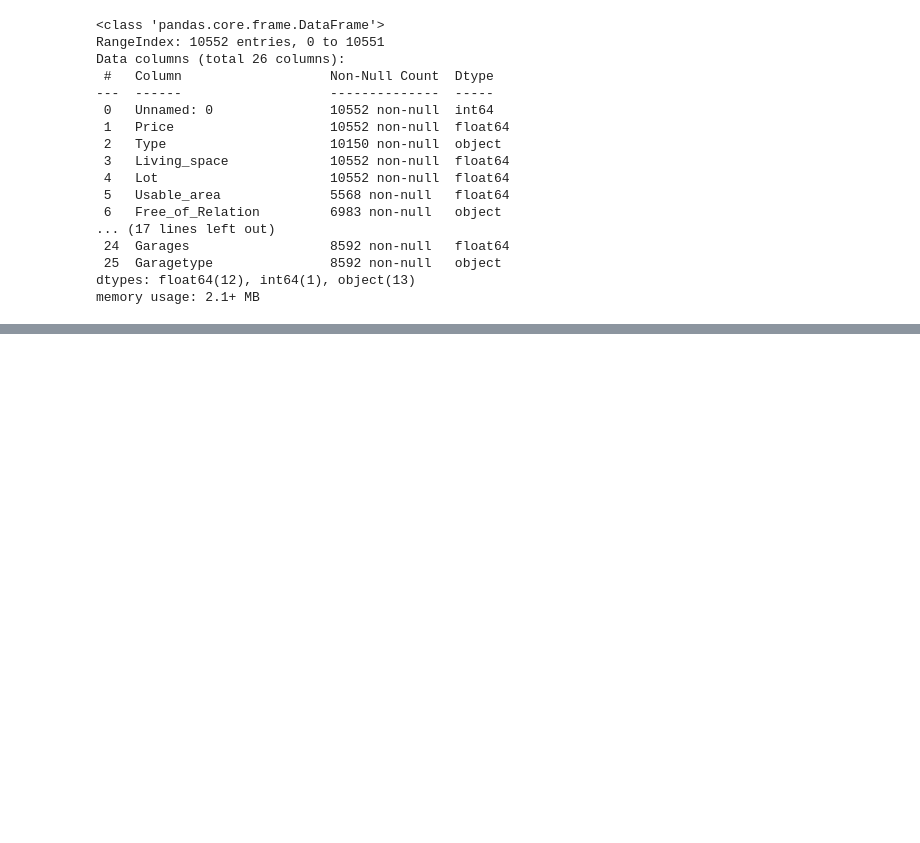
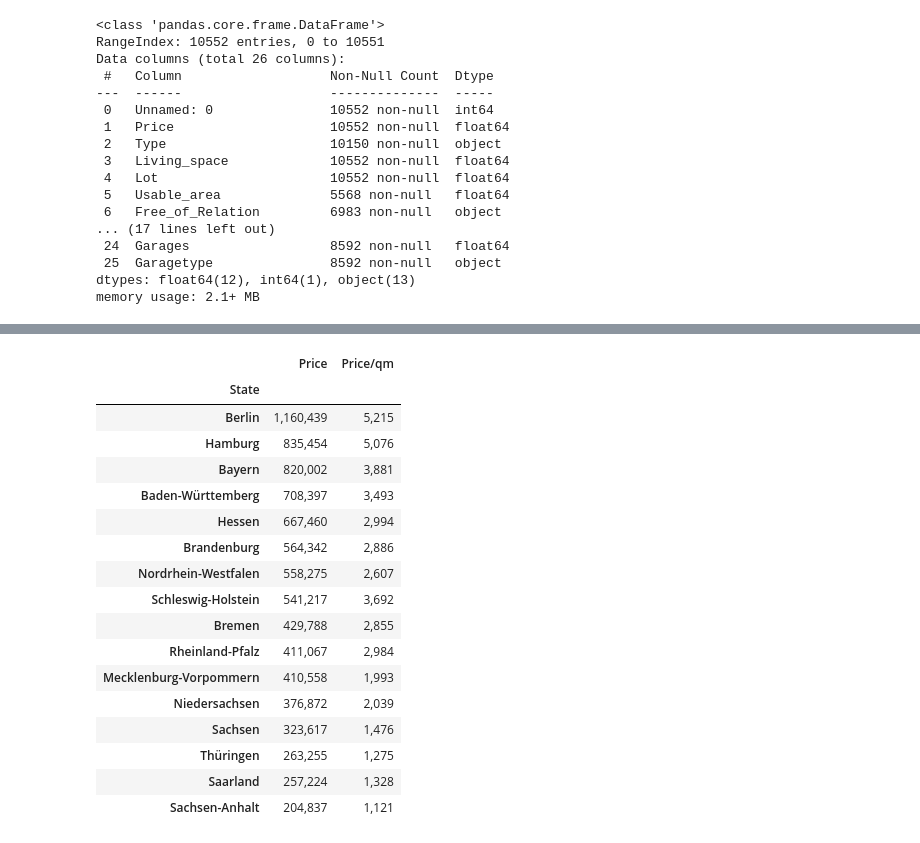
Before and after one commit to discoluc/udacityhouseprices, a Jupyter notebook: Code.ipynb, the cells around one changed output, grey strips where cells are left out. Drawn from its saved outputs; the diff is of its cells as text; code cells hidden in the pictures; blank space fills up the shorter version.

```diff
--- a/Code.ipynb
+++ b/Code.ipynb
@@ -187,0 +184,26 @@ Name: Price/qm, dtype: float64
+# %%
+pd.options.display.float_format = '{:,.0f}'.format
+df_price = df.groupby(['State']).Price.mean().sort_values(ascending=False).to_frame()
+df_price['Price/qm']=df.groupby(['State'])['Price/qm'].mean()
+df.drop(axis=1,labels='Price/qm',inplace=True)
+# %%
+df_price
+# %% [output]
+|  | Price | Price/qm |
+| State |  |  |
+| Berlin | 1,160,439 | 5,215 |
+| Hamburg | 835,454 | 5,076 |
+| Bayern | 820,002 | 3,881 |
+| Baden-Württemberg | 708,397 | 3,493 |
+| Hessen | 667,460 | 2,994 |
+| Brandenburg | 564,342 | 2,886 |
+| Nordrhein-Westfalen | 558,275 | 2,607 |
+| Schleswig-Holstein | 541,217 | 3,692 |
+| Bremen | 429,788 | 2,855 |
+| Rheinland-Pfalz | 411,067 | 2,984 |
+| Mecklenburg-Vorpommern | 410,558 | 1,993 |
+| Niedersachsen | 376,872 | 2,039 |
+| Sachsen | 323,617 | 1,476 |
+| Thüringen | 263,255 | 1,275 |
+| Saarland | 257,224 | 1,328 |
+| Sachsen-Anhalt | 204,837 | 1,121 |
```
Also changed, not shown: parts of 48 cells of this notebook.
